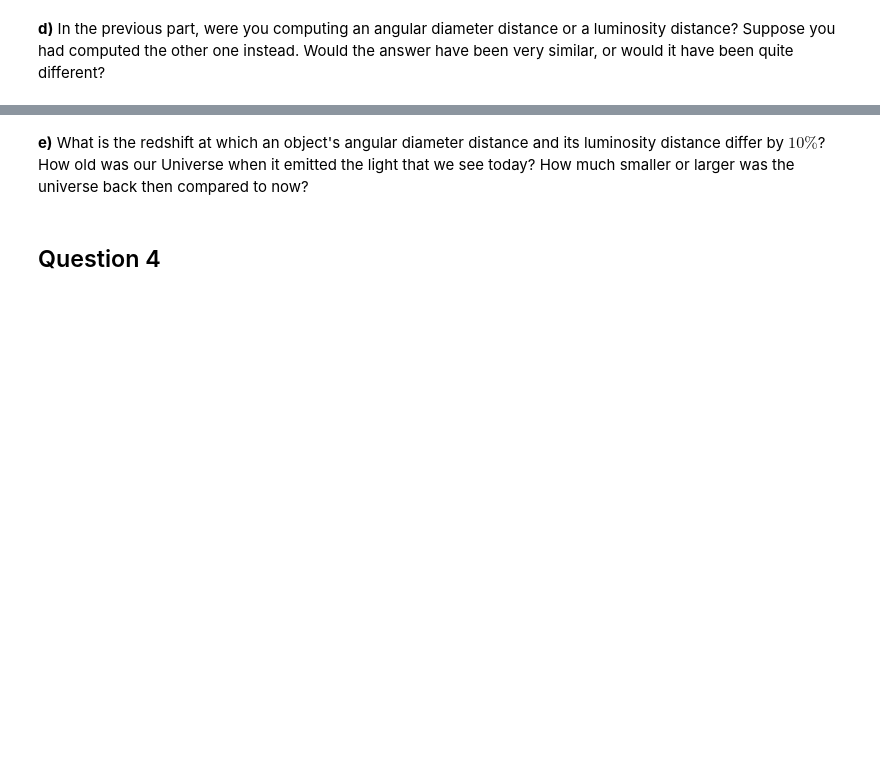
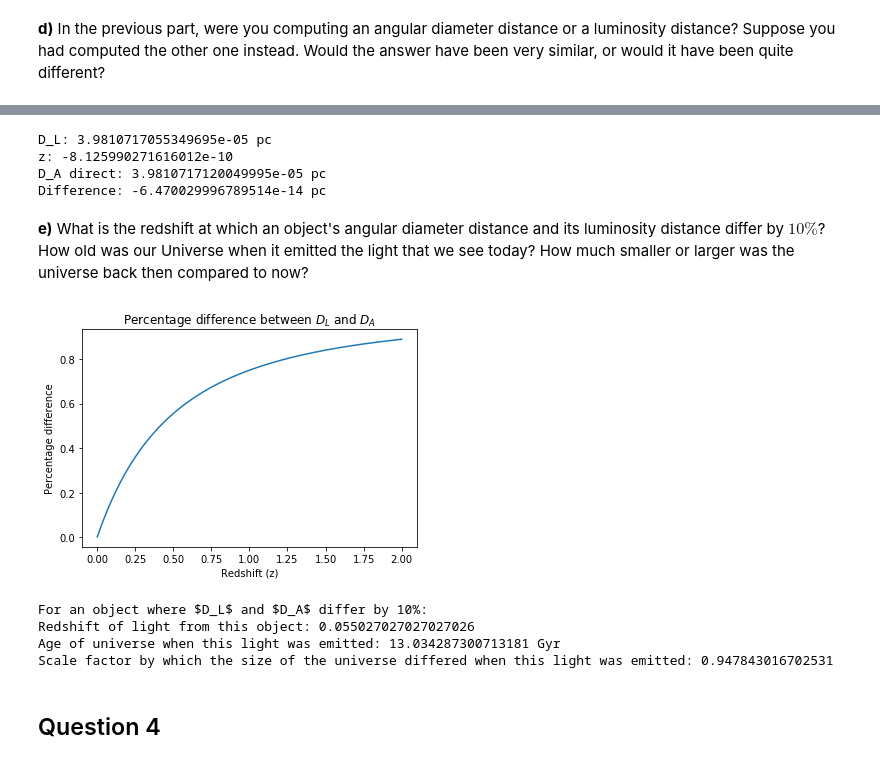
Before and after one commit to nlefrancois6/Phys321, a Jupyter notebook: Midterm2021/Midterm2021.ipynb, the cells around one changed output, grey strips where cells are left out. Cells and saved outputs as stored; diff of their text form; code cells hidden in the pictures; blank space fills up the shorter version.

```diff
--- a/Midterm2021/Midterm2021.ipynb
+++ b/Midterm2021/Midterm2021.ipynb
@@ -92,2 +99,32 @@ __d)__ In the previous part, were you computing an angular diameter distance or
+# %%
+from astropy.cosmology import z_at_value
+from astropy.cosmology import Planck15
+import astropy.units as u
+import numpy as np
+
+#Compare the luminosity distance to the angular diameter distance for this object
+
+#Get the Planck15 cosmology model to compute distances with
+cosmo = Planck15
+
+#Take the luminosity distance I found above and find the corresponding redshift
+D_L = 10**(-4.4)*u.parsec
+print('D_L:',D_L)
+z = z_at_value(cosmo.luminosity_distance, D_L,zmin=-1)
+print('z:',z)
+
+#Convert from luminosity distance to angular diameter distance
+D_A_direct = D_L/(1+z)**2
+print('D_A direct:',D_A_direct)
+
+#print the difference between the two distance metrics
+print('Difference:',D_L-D_A_direct)
+
+#I find that the difference between the metrics is very small for this object, on the order of 1e-14 parsecs.
+# %% [output]
+D_L: 3.9810717055349695e-05 pc
+z: -8.125990271616012e-10
+D_A direct: 3.9810717120049995e-05 pc
+Difference: -6.470029996789514e-14 pc
 # %% [markdown]
 __e)__ What is the redshift at which an object's angular diameter distance and its luminosity distance differ by $10\%$? How old was our Universe when it emitted the light that we see today? How much smaller or larger was the universe back then compared to now?
@@ -98,3 +131,50 @@ __e)__ What is the redshift at which an object's angular diameter distance and i
+# %%
+## Your answer here
+import matplotlib.pyplot as plt
+
+#The first few lines of this code is adapted from my code for the exercise in Lab 02 where we plotted D_L(z) and D_A(z)
+
+#Generate a list of z values to search over
+zmin = 0.001
+zmax = 2
+n=1000
+
+z_arr = np.linspace(zmin,zmax,n).tolist()
+
+#Calculate the age of the universe, D_L, and D_A at each redshift
+age_vals = Planck15.age(z_arr)
+D_L = np.array(cosmo.luminosity_distance(z_arr).value.tolist())
+D_A = np.array(cosmo.angular_diameter_distance(z_arr).value.tolist())
+
+#At each redshift, calculate the percentage difference between D_L and D_A
+difference_percentage = (D_L - D_A)/D_L
+
+#Plot the percentage difference over our range of z values
+plt.plot(z_arr,difference_percentage)
+plt.title('Percentage difference between $D_L$ and $D_A$')
+plt.xlabel('Redshift (z)')
+plt.ylabel('Percentage difference')
+plt.show()
+
+#Find the index where difference_percentage is closest to 0.1 (ie 10%)
+ind_tenpct = np.abs(difference_percentage - 0.1).argmin()
+
+#Calculate and display the corresponding redshift, age of the universe, and scale factor
+z_tenpct = z_arr[ind_tenpct]
+age_tenpct = Planck15.age(z_tenpct)
+a_tenpct = 1/(1+z_tenpct)
+
+print('For an object where $D_L$ and $D_A$ differ by 10%:')
+print('Redshift of light from this object:',z_tenpct)
+print('Age of universe when this light was emitted:',age_tenpct)
+print('Scale factor by which the size of the universe differed when this light was emitted:',a_tenpct)
+#Since the scale factor is less than one, the universe was smaller by a factor of ~0.948 when the light was emitted
+# %% [output]
+[figure, added]
+For an object where $D_L$ and $D_A$ differ by 10%:
+Redshift of light from this object: 0.055027027027027026
+Age of universe when this light was emitted: 13.034287300713181 Gyr
+Scale factor by which the size of the universe differed when this light was emitted: 0.947843016702531
 # %% [markdown]
 ## Question 4
 # %% [markdown]
```
Also changed, not shown: parts of 16 cells of this notebook.
